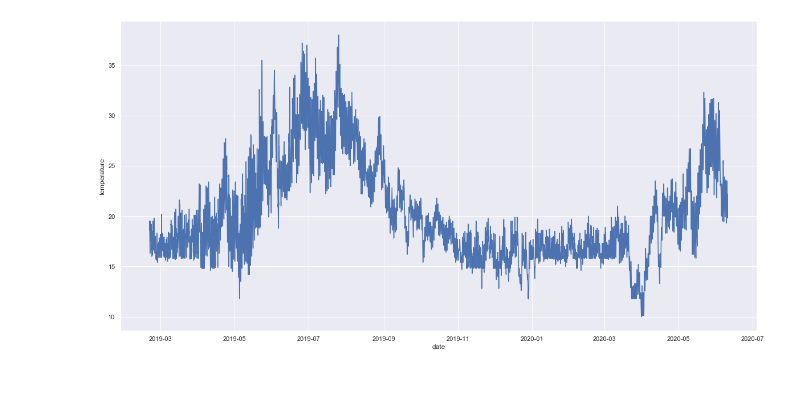
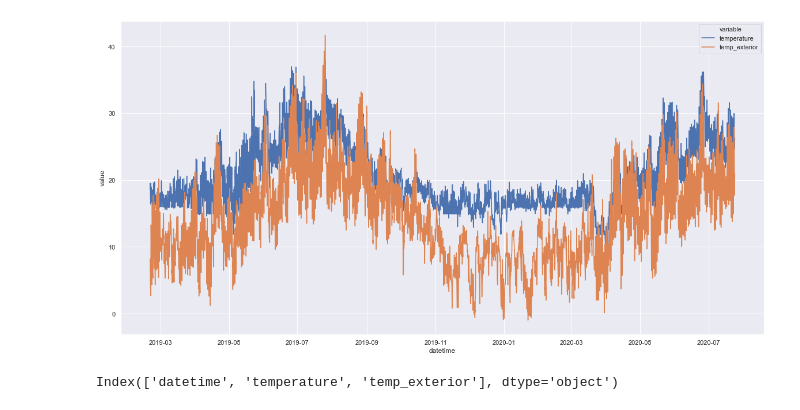
Before and after one commit to martindaniel4/home_data, a Jupyter notebook: netatmo_thermostat.ipynb, the cells around one changed output. Cells and saved outputs as stored; diff of their text form; code cells hidden in the pictures; blank space fills up the shorter version.

Commit message:
add exterior temperature

```diff
--- a/netatmo_thermostat.ipynb
+++ b/netatmo_thermostat.ipynb
@@ -24,7 +3,30 @@ pull temperature between 1590134400.0 and 1591783809.904856
+# %%
+# read data
+df = pd.read_csv('export/compans_temp.csv')[['date', 'temperature']]
+df.rename(columns={'date':'datetime'}, inplace=True)
+df['datetime'] = pd.to_datetime(df['datetime'])
+# Floor to the hour (19:30 --> 19:00)
+df['datetime'] = df['datetime'].dt.floor('H')
+# %%
+# read exterior temp
+temp_paris = pd.read_csv('export/temp_all_paris.csv')[['datetime', 'temp']]
+temp_paris['datetime'] = pd.to_datetime(temp_paris['datetime'])
+temp_paris.rename(columns={'temp':'temp_exterior'}, inplace=True)
+# %%
+data = pd.merge(df, temp_paris, how='left')
+# %%
+data_stack = data.set_index('datetime')\
+    .stack().reset_index()\
+    .rename(columns={'level_1':'variable',
+                     0:'value'})
 # %%
 # plot temperature graph
 
 sns.set(rc={'figure.figsize':(20,10)})
-ax = sns.lineplot(x="date", y='temperature', data=df)
+ax = sns.lineplot(x="datetime", y='value', hue='variable', data=data_stack)
 # %% [output]
-[figure, old version]
+[figure, new version]
+# %%
+data.keys()
+# %% [output]
+Index(['datetime', 'temperature', 'temp_exterior'], dtype='object')
```
Also changed, not shown: parts of 4 cells of this notebook, 6 other files.
